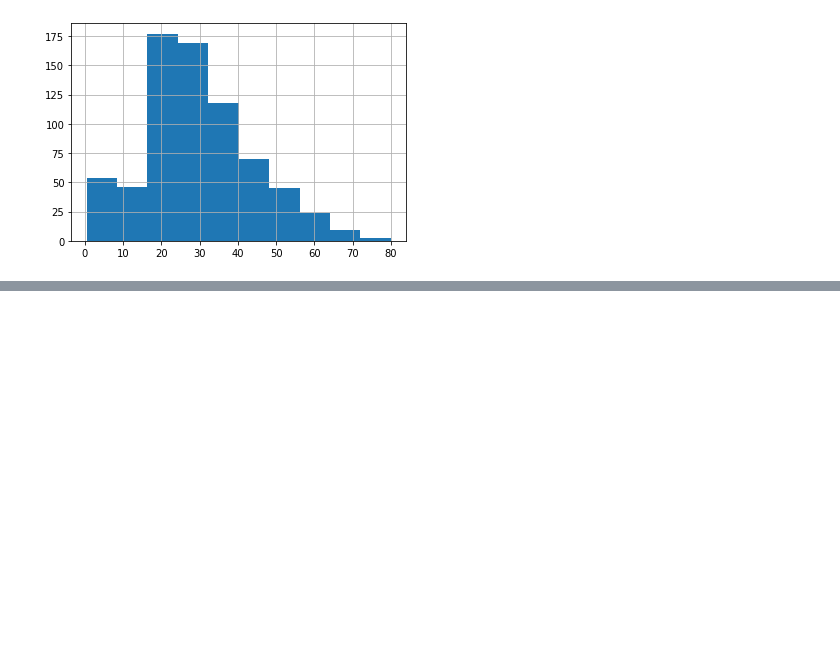
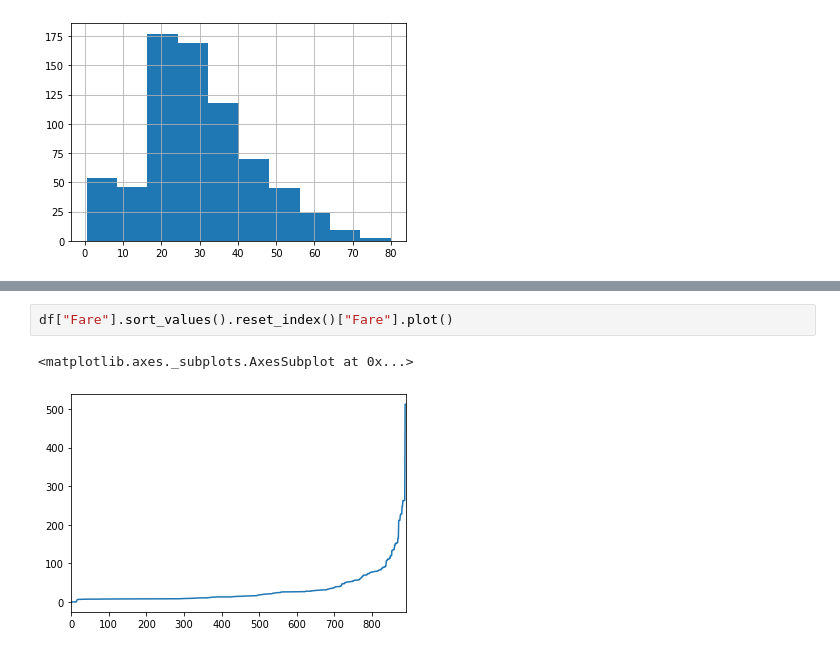
Before and after one commit to komi24/cours211019, a Jupyter notebook: titanic.ipynb, the cells around one changed output, grey strips where cells are left out. Saved outputs shown, nothing was run; the diff lists cells and outputs as text; blank space fills up the shorter version.

```diff
--- a/titanic.ipynb
+++ b/titanic.ipynb
@@ -55,0 +89,5 @@ df["Age"].hist()
+# %%
+df["Fare"].sort_values().reset_index()["Fare"].plot()
+# %% [output]
+<matplotlib.axes._subplots.AxesSubplot at 0x...>
+[figure, added]
```
Also changed, not shown: parts of 6 cells of this notebook, 1 other file.
